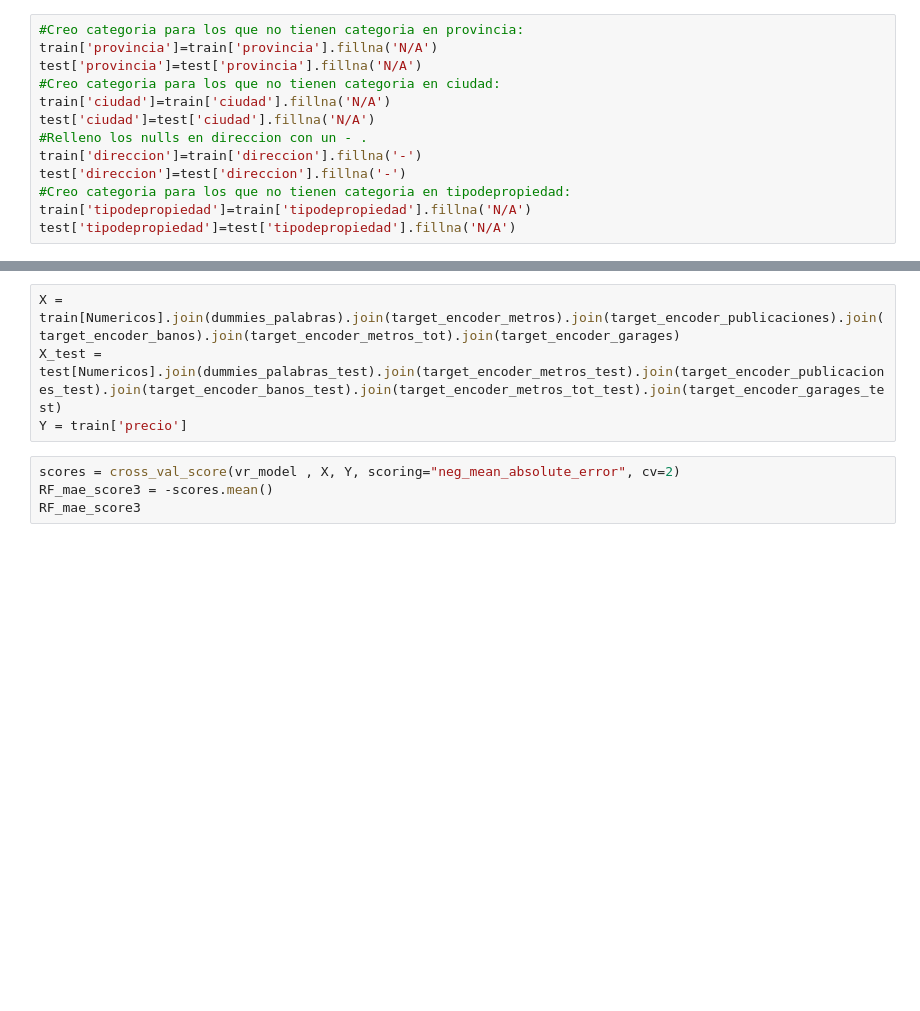
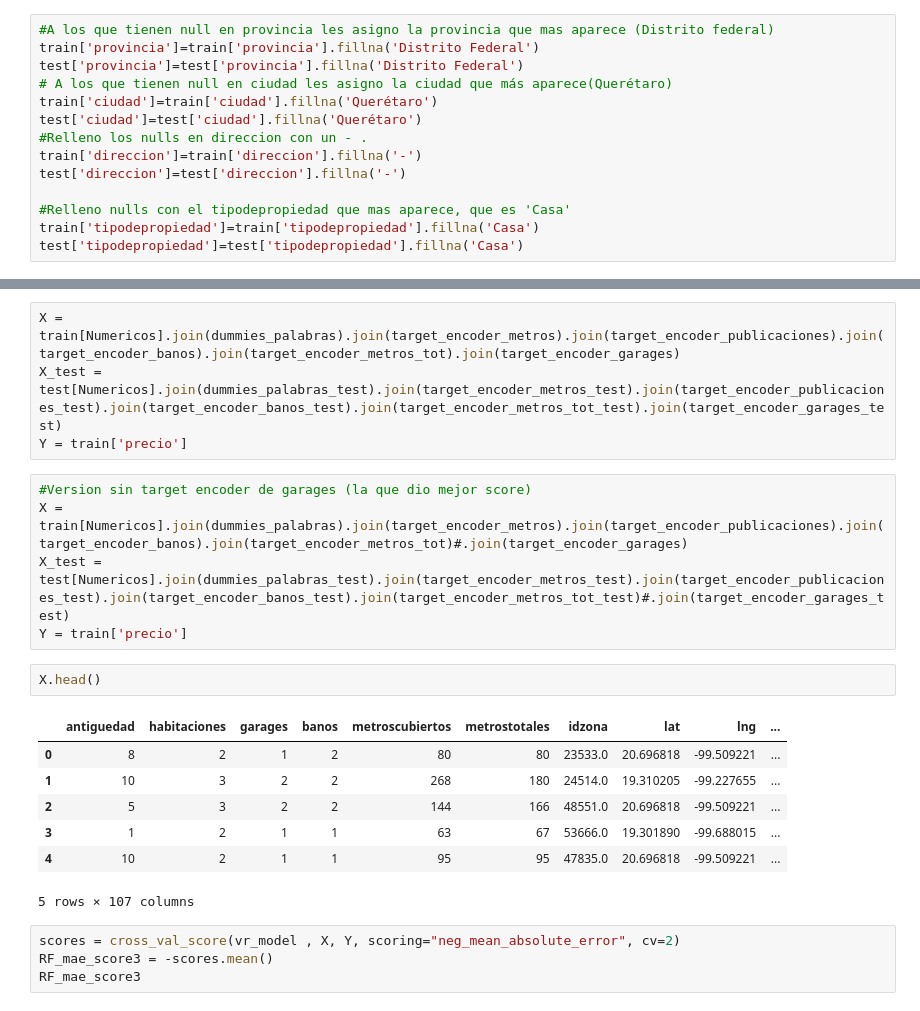
Before and after one commit to luctiz/Grupo43-TP2, a Jupyter notebook: TP2.ipynb, the cells around one changed output, grey strips where cells are left out. Saved outputs shown, nothing was run; the diff lists cells and outputs as text; blank space fills up the shorter version.

```diff
--- a/TP2.ipynb
+++ b/TP2.ipynb
@@ -40,16 +58,17 @@ test['habitaciones']=test['habitaciones'].astype(np.int8)
 # %%
-#Creo categoria para los que no tienen categoria en provincia:
-train['provincia']=train['provincia'].fillna('N/A')
-test['provincia']=test['provincia'].fillna('N/A')
-#Creo categoria para los que no tienen categoria en ciudad:
-train['ciudad']=train['ciudad'].fillna('N/A')
-test['ciudad']=test['ciudad'].fillna('N/A')
+#A los que tienen null en provincia les asigno la provincia que mas aparece (Distrito federal)
+train['provincia']=train['provincia'].fillna('Distrito Federal')
+test['provincia']=test['provincia'].fillna('Distrito Federal')
+# A los que tienen null en ciudad les asigno la ciudad que más aparece(Querétaro)
+train['ciudad']=train['ciudad'].fillna('Querétaro')
+test['ciudad']=test['ciudad'].fillna('Querétaro')
 #Relleno los nulls en direccion con un - .
 train['direccion']=train['direccion'].fillna('-')
 test['direccion']=test['direccion'].fillna('-')
-#Creo categoria para los que no tienen categoria en tipodepropiedad:
-train['tipodepropiedad']=train['tipodepropiedad'].fillna('N/A')
-test['tipodepropiedad']=test['tipodepropiedad'].fillna('N/A')
+
+#Relleno nulls con el tipodepropiedad que mas aparece, que es 'Casa'
+train['tipodepropiedad']=train['tipodepropiedad'].fillna('Casa')
+test['tipodepropiedad']=test['tipodepropiedad'].fillna('Casa')
 # %%
 train['metroscubiertos']=train.metroscubiertos.fillna(round(train.metroscubiertos.mean()))
 test['metroscubiertos']=test.metroscubiertos.fillna(round(train.metroscubiertos.mean()))
@@ -599,6 +614,21 @@ target_encoder_garages
 X = train[Numericos].join(dummies_palabras).join(target_encoder_metros).join(target_encoder_publicaciones).join(target_encoder_banos).join(target_encoder_metros_tot).join(target_encoder_garages)
 X_test = test[Numericos].join(dummies_palabras_test).join(target_encoder_metros_test).join(target_encoder_publicaciones_test).join(target_encoder_banos_test).join(target_encoder_metros_tot_test).join(target_encoder_garages_test)
 Y = train['precio']
+# %%
+#Version sin target encoder de garages (la que dio mejor score)
+X = train[Numericos].join(dummies_palabras).join(target_encoder_metros).join(target_encoder_publicaciones).join(target_encoder_banos).join(target_encoder_metros_tot)#.join(target_encoder_garages)
+X_test = test[Numericos].join(dummies_palabras_test).join(target_encoder_metros_test).join(target_encoder_publicaciones_test).join(target_encoder_banos_test).join(target_encoder_metros_tot_test)#.join(target_encoder_garages_test)
+Y = train['precio']
+# %%
+X.head()
+# %% [output]
+|  | antiguedad | habitaciones | garages | banos | metroscubiertos | metrostotales | idzona | lat | lng | ... |
+| 0 | 8 | 2 | 1 | 2 | 80 | 80 | 23533.0 | 20.696818 | -99.509221 | ... |
+| 1 | 10 | 3 | 2 | 2 | 268 | 180 | 24514.0 | 19.310205 | -99.227655 | ... |
+| 2 | 5 | 3 | 2 | 2 | 144 | 166 | 48551.0 | 20.696818 | -99.509221 | ... |
+| 3 | 1 | 2 | 1 | 1 | 63 | 67 | 53666.0 | 19.301890 | -99.688015 | ... |
+| 4 | 10 | 2 | 1 | 1 | 95 | 95 | 47835.0 | 20.696818 | -99.509221 | ... |
+5 rows × 107 columns
 # %%
 scores = cross_val_score(vr_model , X, Y, scoring="neg_mean_absolute_error", cv=2)
 RF_mae_score3 = -scores.mean()
```
Also changed, not shown: parts of 16 cells of this notebook.
